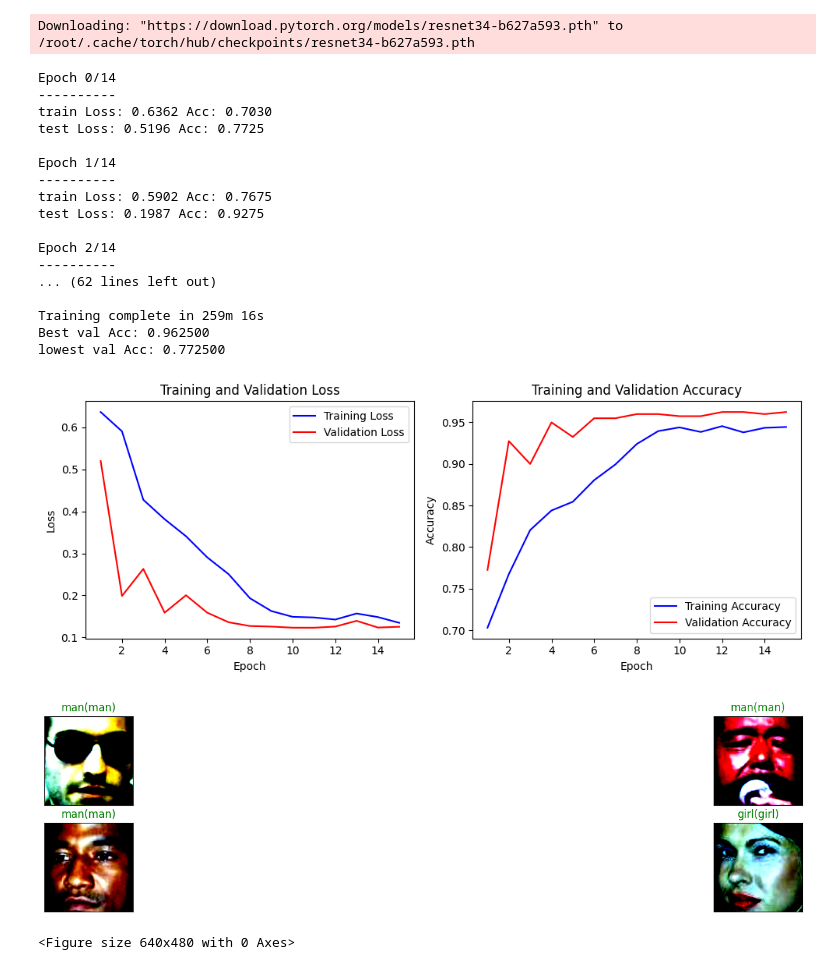
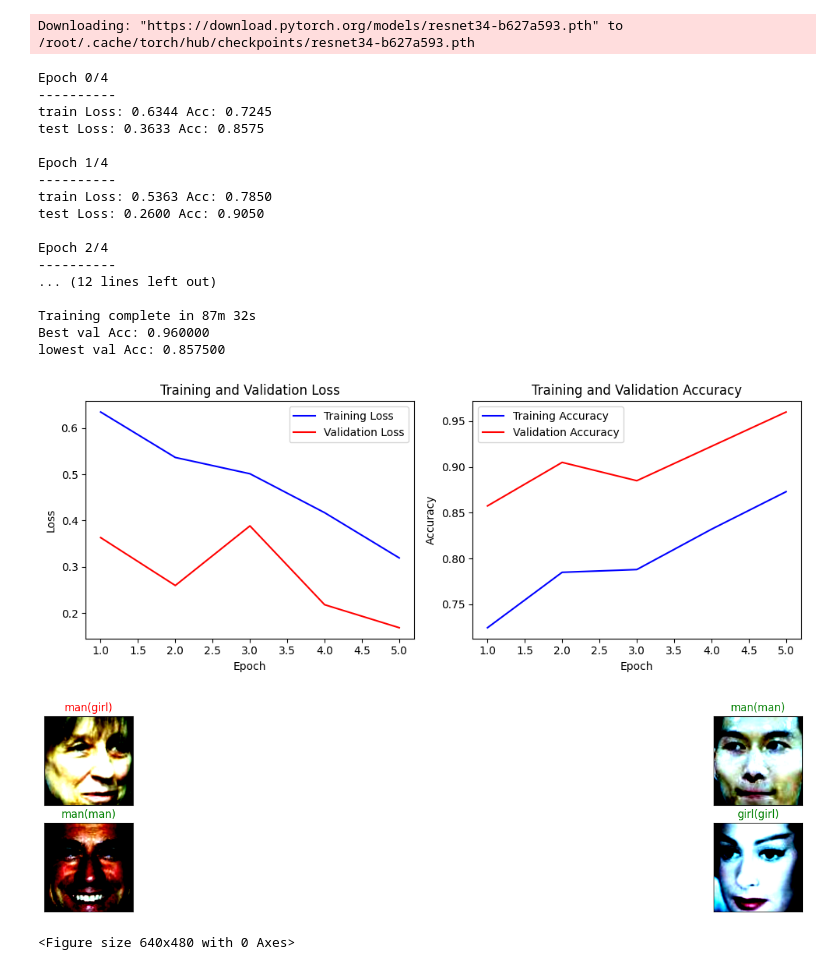
Before and after one commit to SummerToday/ManAndGirl_Classification_TransperLearning, a Jupyter notebook: manandgirl(real).ipynb, the cells around one changed output. Cells and saved outputs as stored; diff of their text form; code cells hidden in the pictures.

```diff
--- a/manandgirl(real).ipynb
+++ b/manandgirl(real).ipynb
@@ -366,26 +366,26 @@ exp_lr_scheduler = lr_scheduler.StepLR(optimizer_ft, step_size=7, gamma=0.1)
 Downloading: "https://download.pytorch.org/models/resnet34-b627a593.pth" to /root/.cache/torch/hub/checkpoints/resnet34-b627a593.pth
 # %%
 model_ft = train_model(model_ft, criterion, optimizer_ft, exp_lr_scheduler,
-                       num_epochs=15)
+                       num_epochs=5)
 # %% [output]
-Epoch 0/14
+Epoch 0/4
 ----------
-train Loss: 0.6362 Acc: 0.7030
-test Loss: 0.5196 Acc: 0.7725
+train Loss: 0.6344 Acc: 0.7245
+test Loss: 0.3633 Acc: 0.8575
 
-Epoch 1/14
+Epoch 1/4
 ----------
-train Loss: 0.5902 Acc: 0.7675
-test Loss: 0.1987 Acc: 0.9275
+train Loss: 0.5363 Acc: 0.7850
+test Loss: 0.2600 Acc: 0.9050
 
-Epoch 2/14
+Epoch 2/4
 ----------
-... (62 lines left out)
+... (12 lines left out)
 
-Training complete in 259m 16s
-Best val Acc: 0.962500
-lowest val Acc: 0.772500
+Training complete in 87m 32s
+Best val Acc: 0.960000
+lowest val Acc: 0.857500
-[figure, old version]
+[figure, new version]
 # %%
 def im_convert(tensor):
     image = tensor.cpu().clone().detach().numpy()
@@ -415,7 +415,7 @@ plt.show()
 plt.subplots_adjust(bottom=0.2, top=0.6, hspace=0)
 #dataloaders의 batch size가 4이기 때문에 4개 출력.
 # %% [output]
-[figure, old version]
+[figure, new version]
 <Figure size 640x480 with 0 Axes>
 # %%
 from torchsummary import summary
```
Also changed, not shown: parts of 2 cells of this notebook.
